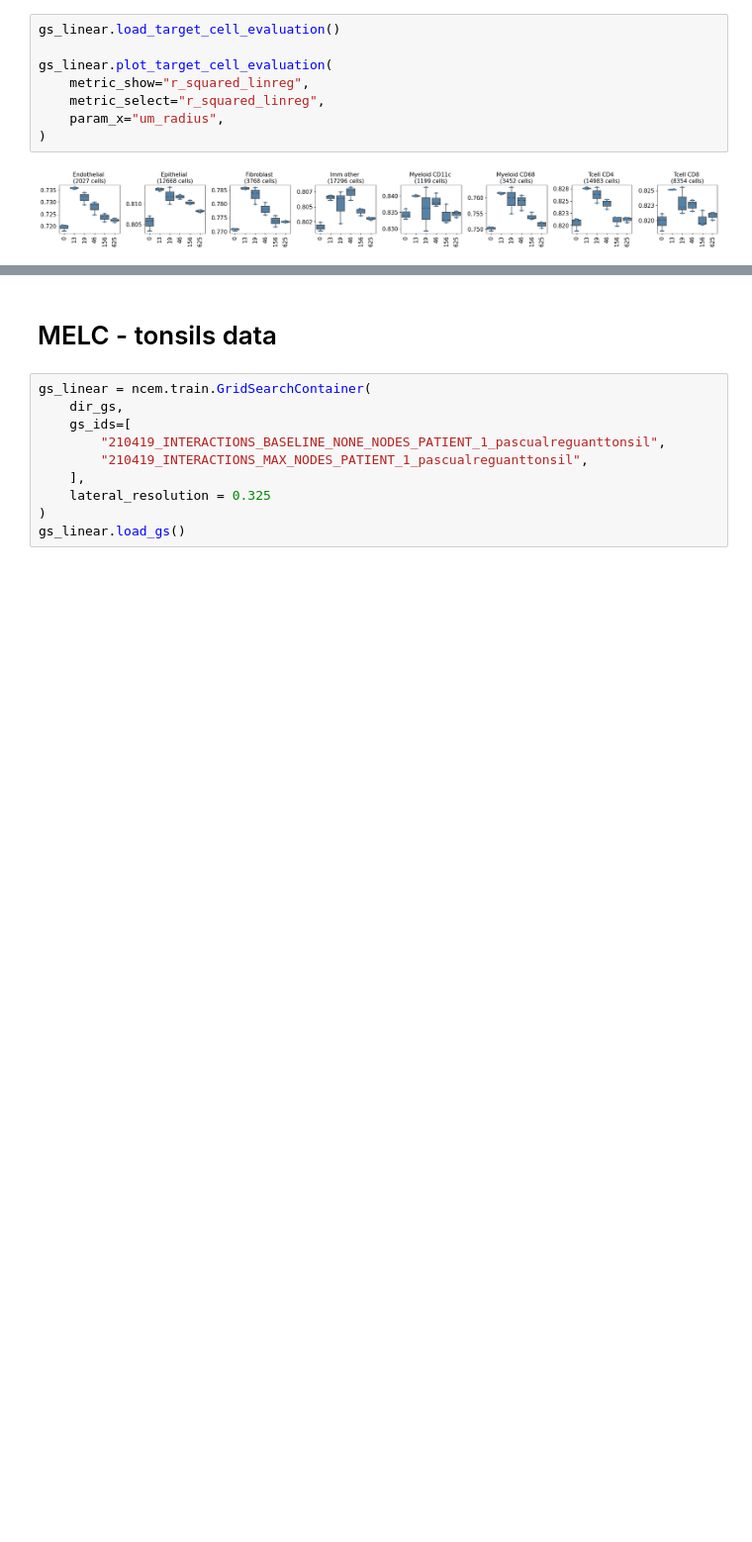
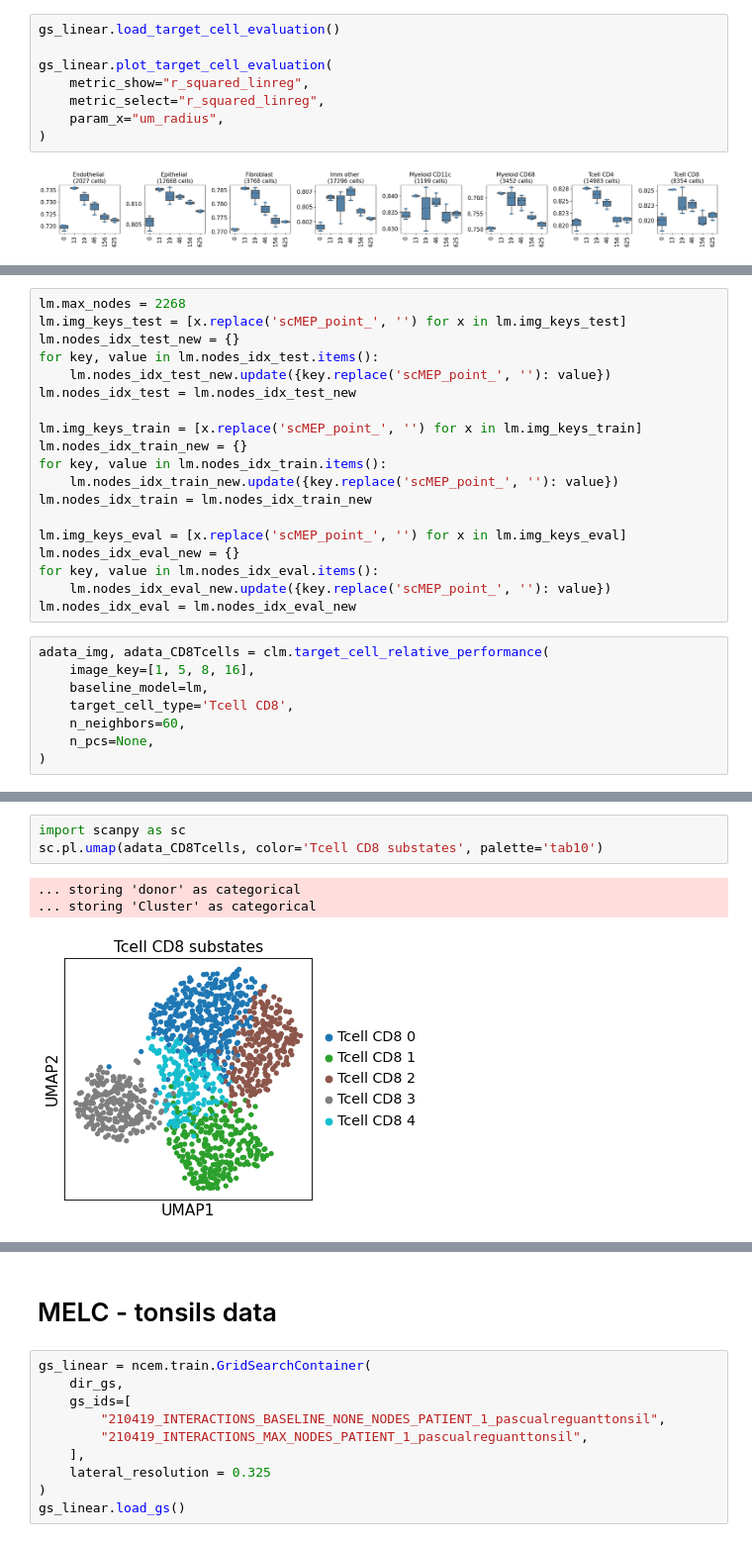
Before and after one commit to theislab/ncem, a Jupyter notebook: model_benchmarks_interactions.ipynb, the cells around one changed output, grey strips where cells are left out. Shown at 99% size. Drawn from its saved outputs; the diff is of its cells as text; blank space fills up the shorter version.

```diff
--- a/model_benchmarks_interactions.ipynb
+++ b/model_benchmarks_interactions.ipynb
@@ -443,0 +538,27 @@ gs_linear.plot_target_cell_evaluation(
+# %%
+lm.max_nodes = 2268
+lm.img_keys_test = [x.replace('scMEP_point_', '') for x in lm.img_keys_test]
+lm.nodes_idx_test_new = {}
+for key, value in lm.nodes_idx_test.items():
+    lm.nodes_idx_test_new.update({key.replace('scMEP_point_', ''): value})
+lm.nodes_idx_test = lm.nodes_idx_test_new
+
+lm.img_keys_train = [x.replace('scMEP_point_', '') for x in lm.img_keys_train]
+lm.nodes_idx_train_new = {}
+for key, value in lm.nodes_idx_train.items():
+    lm.nodes_idx_train_new.update({key.replace('scMEP_point_', ''): value})
+lm.nodes_idx_train = lm.nodes_idx_train_new
+
+lm.img_keys_eval = [x.replace('scMEP_point_', '') for x in lm.img_keys_eval]
+lm.nodes_idx_eval_new = {}
+for key, value in lm.nodes_idx_eval.items():
+    lm.nodes_idx_eval_new.update({key.replace('scMEP_point_', ''): value})
+lm.nodes_idx_eval = lm.nodes_idx_eval_new
+# %%
+adata_img, adata_CD8Tcells = clm.target_cell_relative_performance(
+    image_key=[1, 5, 8, 16],
+    baseline_model=lm,
+    target_cell_type='Tcell CD8',
+    n_neighbors=60,
+    n_pcs=None,
+)
@@ -443,0 +574,7 @@ gs_linear.plot_target_cell_evaluation(
+# %%
+import scanpy as sc
+sc.pl.umap(adata_CD8Tcells, color='Tcell CD8 substates', palette='tab10')
+# %% [output]
+... storing 'donor' as categorical
+... storing 'Cluster' as categorical
+[figure, added]
```
Also changed, not shown: parts of 13 cells of this notebook, 2 other files.
